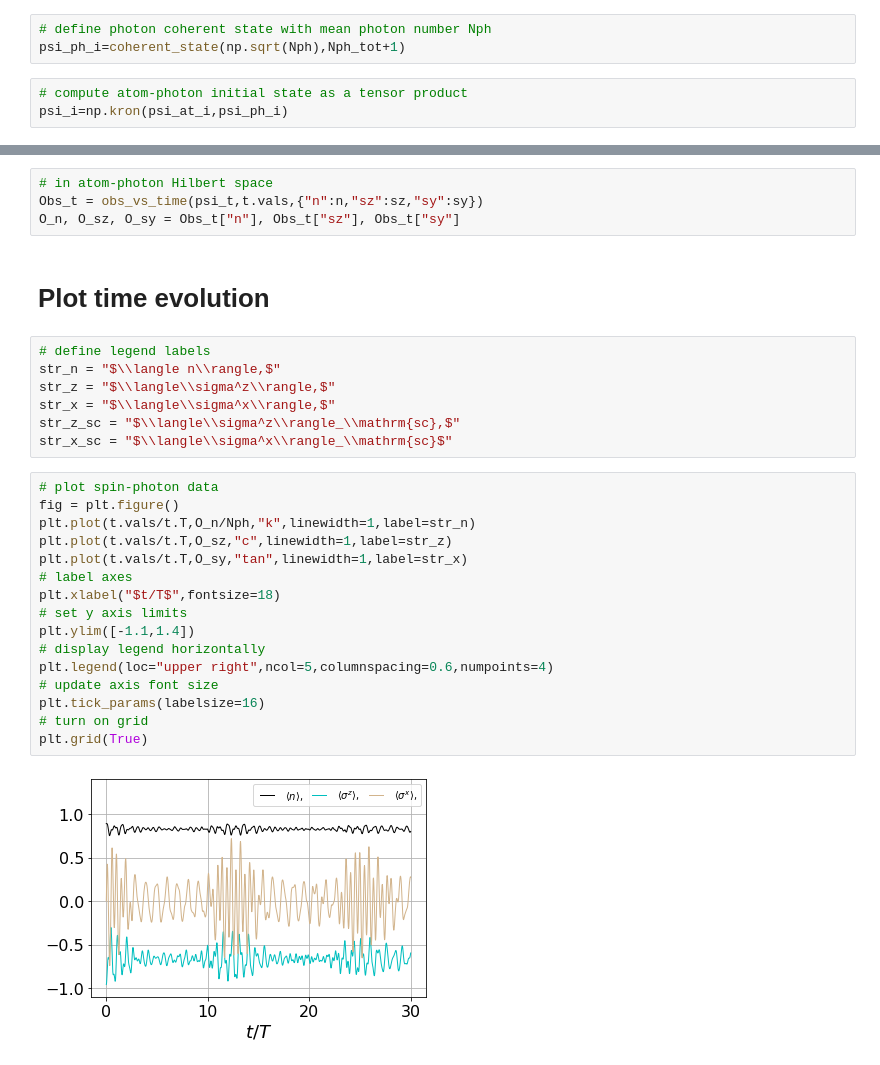
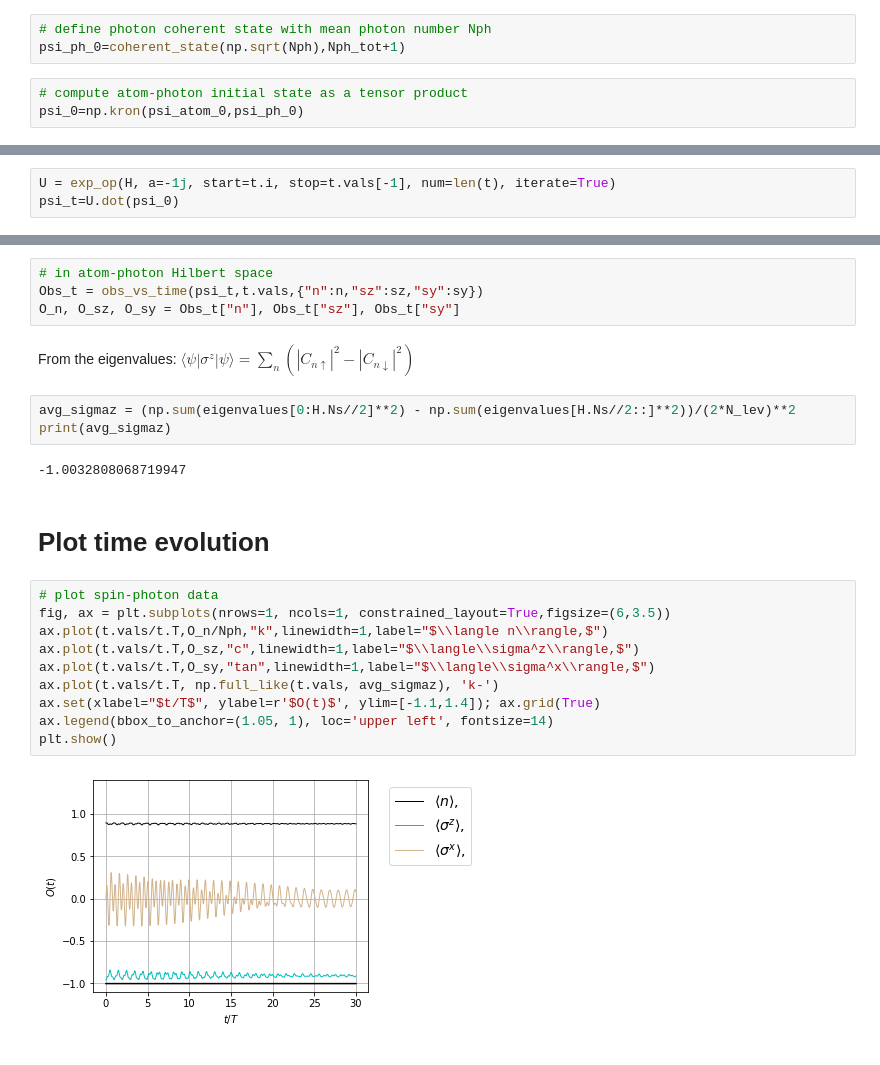
Before and after one commit to anastasiaGor/turbulence_data_notebooks, a Jupyter notebook: Atom-photon Hamiltonian/atom_single_photon.ipynb, the cells around one changed output, grey strips where cells are left out. Drawn from its saved outputs; the diff is of its cells as text.

```diff
--- a/Atom-photon Hamiltonian/atom_single_photon.ipynb
+++ b/Atom-photon Hamiltonian/atom_single_photon.ipynb
@@ -116,9 +103,9 @@ psi_at_i=np.array([0.0,1.0])  # spin-down eigenstate of \sigma^z in QuSpin 0.2.6
 # %%
 # define photon coherent state with mean photon number Nph
-psi_ph_i=coherent_state(np.sqrt(Nph),Nph_tot+1)
+psi_ph_0=coherent_state(np.sqrt(Nph),Nph_tot+1)
 # %%
 # compute atom-photon initial state as a tensor product
-psi_i=np.kron(psi_at_i,psi_ph_i)
+psi_0=np.kron(psi_atom_0,psi_ph_0)
 # %% [markdown]
 # Calculate time evolution
 # %% [markdown]
@@ -134,3 +128,6 @@ psi_t=H.evolve(psi_i,t.i,t.vals,iterate=True,rtol=1E-9,atol=1E-9)
+# %%
+U = exp_op(H, a=-1j, start=t.i, stop=t.vals[-1], num=len(t), iterate=True)
+psi_t=U.dot(psi_0)
 # %% [markdown]
 # Observables
 # %% [markdown]
@@ -151,30 +148,24 @@ We  calculate  the  time-dependent  expectation  values  using  the measurements
 # in atom-photon Hilbert space
 Obs_t = obs_vs_time(psi_t,t.vals,{"n":n,"sz":sz,"sy":sy})
 O_n, O_sz, O_sy = Obs_t["n"], Obs_t["sz"], Obs_t["sy"]
+# %% [markdown]
+From the eigenvalues: $\langle \psi | \sigma^z | \psi \rangle = \sum_n (|C_{n\uparrow}|^2 - |C_{n\downarrow}|^2) $
+# %%
+avg_sigmaz = (np.sum(eigenvalues[0:H.Ns//2]**2) - np.sum(eigenvalues[H.Ns//2::]**2))/(2*N_lev)**2
+print(avg_sigmaz)
+# %% [output]
+-1.0032808068719947
 # %% [markdown]
 # Plot time evolution
-# %%
-# define legend labels
-str_n = "$\\langle n\\rangle,$"
-str_z = "$\\langle\\sigma^z\\rangle,$"
-str_x = "$\\langle\\sigma^x\\rangle,$"
-str_z_sc = "$\\langle\\sigma^z\\rangle_\\mathrm{sc},$"
-str_x_sc = "$\\langle\\sigma^x\\rangle_\\mathrm{sc}$"
 # %%
 # plot spin-photon data
-fig = plt.figure()
-plt.plot(t.vals/t.T,O_n/Nph,"k",linewidth=1,label=str_n)
-plt.plot(t.vals/t.T,O_sz,"c",linewidth=1,label=str_z)
-plt.plot(t.vals/t.T,O_sy,"tan",linewidth=1,label=str_x)
-# label axes
-plt.xlabel("$t/T$",fontsize=18)
-# set y axis limits
-plt.ylim([-1.1,1.4])
-# display legend horizontally
-plt.legend(loc="upper right",ncol=5,columnspacing=0.6,numpoints=4)
-# update axis font size
-plt.tick_params(labelsize=16)
-# turn on grid
-plt.grid(True)
+fig, ax = plt.subplots(nrows=1, ncols=1, constrained_layout=True,figsize=(6,3.5))
+ax.plot(t.vals/t.T,O_n/Nph,"k",linewidth=1,label="$\\langle n\\rangle,$")
+ax.plot(t.vals/t.T,O_sz,"c",linewidth=1,label="$\\langle\\sigma^z\\rangle,$")
+ax.plot(t.vals/t.T,O_sy,"tan",linewidth=1,label="$\\langle\\sigma^x\\rangle,$")
+ax.plot(t.vals/t.T, np.full_like(t.vals, avg_sigmaz), 'k-')
+ax.set(xlabel="$t/T$", ylabel=r'$O(t)$', ylim=[-1.1,1.4]); ax.grid(True)
+ax.legend(bbox_to_anchor=(1.05, 1), loc='upper left', fontsize=14)
+plt.show()
 # %% [output]
-[figure, old version]
+[figure, new version]
```
Also changed, not shown: parts of 10 cells of this notebook, 2 other files.
